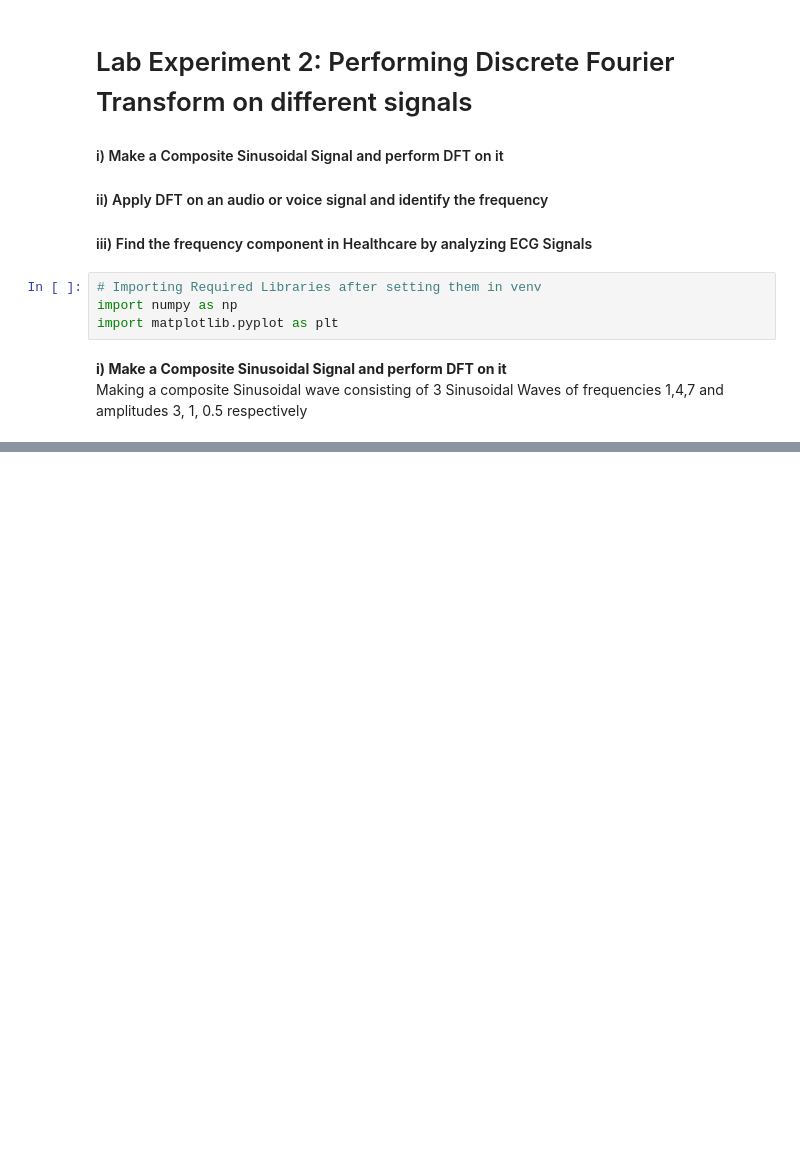
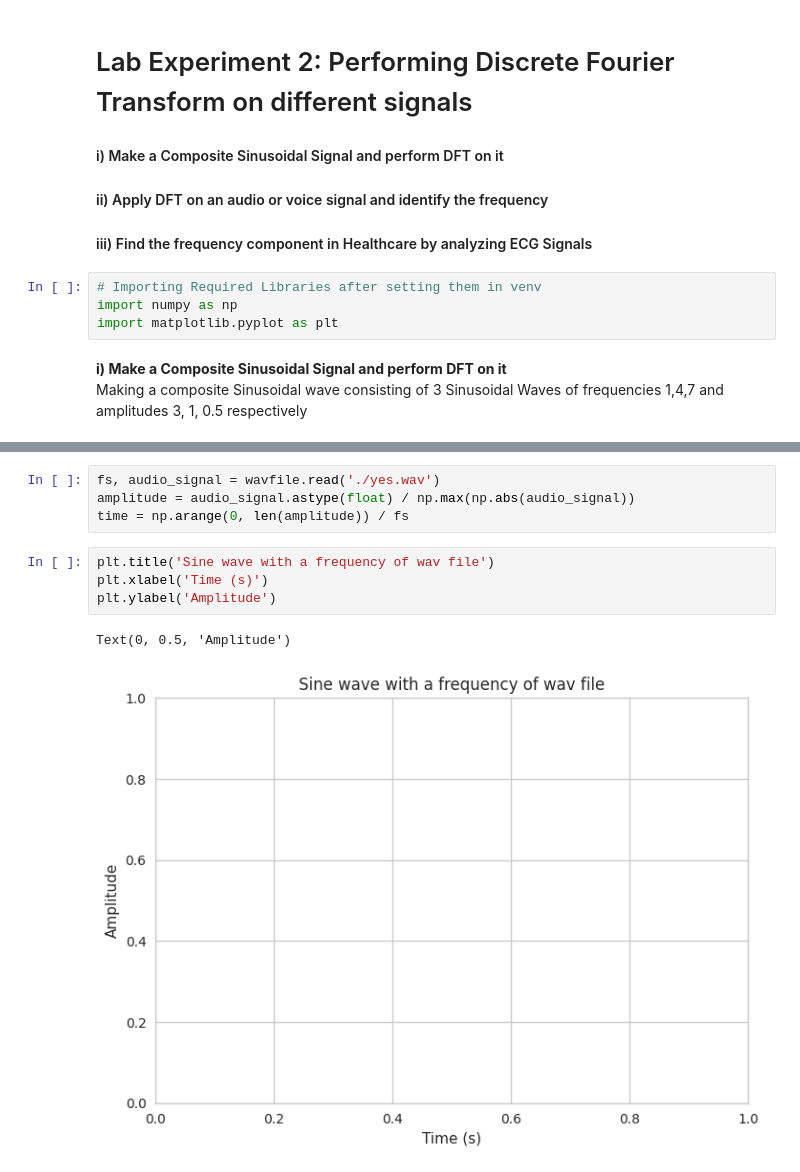
Before and after one commit to justsaumit/MCC, a Jupyter notebook: Lab02/Lab02-DFT.ipynb, the cells around one changed output, grey strips where cells are left out. Saved outputs shown, nothing was run; the diff lists cells and outputs as text; blank space fills up the shorter version.

```diff
--- a/Lab02/Lab02-DFT.ipynb
+++ b/Lab02/Lab02-DFT.ipynb
@@ -186,0 +154,11 @@ audio_file_path = 'sample_audio\JALDI_WAHA_SE_HATO_MEME_SOUND_EFFECT.mp3'
+# %%
+fs, audio_signal = wavfile.read('./yes.wav')
+amplitude = audio_signal.astype(float) / np.max(np.abs(audio_signal))
+time = np.arange(0, len(amplitude)) / fs
+# %%
+plt.title('Sine wave with a frequency of wav file')
+plt.xlabel('Time (s)')
+plt.ylabel('Amplitude')
+# %% [output]
+Text(0, 0.5, 'Amplitude')
+[figure, added]
```
Also changed, not shown: parts of 19 cells of this notebook.
